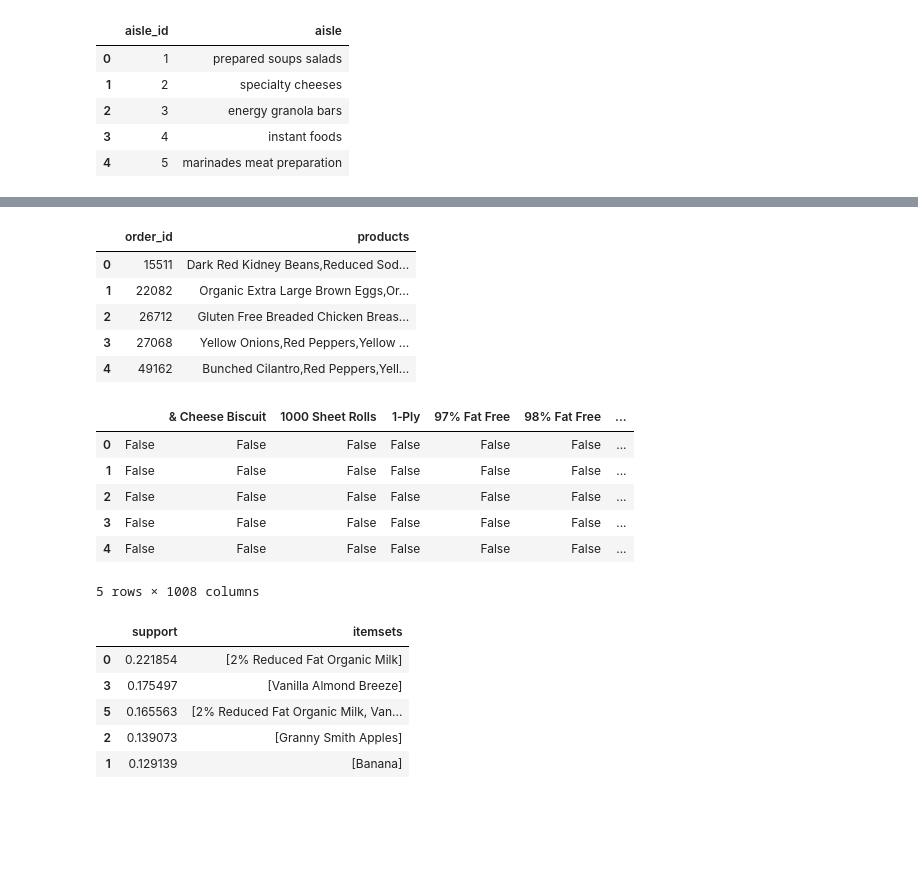
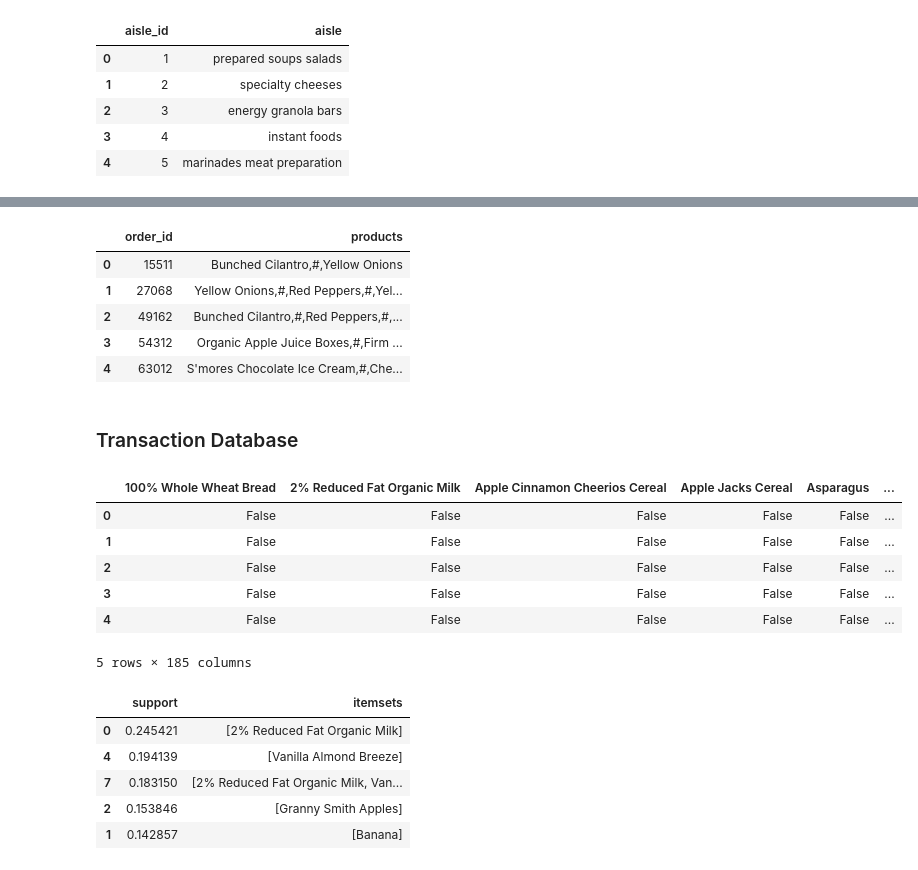
Before and after one commit to 1carew1/instacart_investigation, a Jupyter notebook: Assignment_2_ARM.ipynb, the cells around one changed output, grey strips where cells are left out. Drawn from its saved outputs; the diff is of its cells as text; code cells hidden in the pictures; blank space fills up the shorter version.

```diff
--- a/Assignment_2_ARM.ipynb
+++ b/Assignment_2_ARM.ipynb
@@ -101,0 +103,10 @@ aisles.head()
+# %%
+product_order_frequency = (orders_products
+                           .groupby("product_id")
+                           .size()
+                           .reset_index(name="count")
+                           .sort_values(by=['count'], ascending=False)
+                          )
+mean_order_frequency = round(product_order_frequency["count"].mean())
+least_orderer_products = product_order_frequency.query("count <= " + str(mean_order_frequency))
+least_orderer_products.head()
@@ -101,0 +122,4 @@ aisles.head()
+# %%
+# Only dropping the entry from the order, not the whole order
+often_orders_products =  orders_products[~orders_products['product_id'].isin(least_orderer_products.product_id.tolist())]
+often_orders_products.head()
@@ -102,5 +135,5 @@ aisles.head()
 # %%
-products_ordered = orders_products.merge(products, on="product_id")
+products_ordered = often_orders_products.merge(products, on="product_id")
 products_ordered.head()
 # %% [output]
 |  | Unnamed: 0 | order_id | product_id | add_to_cart_order | reordered | product_name | aisle_id | department_id |
@@ -112,42 +145,46 @@ products_ordered.head()
 # %%
+# Can't just use a comma as a seperator
+weird_separator = ",#,"
 products_ordered_total = (products_ordered.groupby('order_id')['product_name']
-                          .apply(lambda x: "%s" % ','.join(x))
+                          .apply(lambda x: "%s" % weird_separator.join(x))
                           .reset_index(name='products')
                          )
 products_ordered_total.head()
 # %% [output]
 |  | order_id | products |
-| 0 | 15511 | Dark Red Kidney Beans,Reduced Sod... |
-| 1 | 22082 | Organic Extra Large Brown Eggs,Or... |
-| 2 | 26712 | Gluten Free Breaded Chicken Breas... |
-| 3 | 27068 | Yellow Onions,Red Peppers,Yellow ... |
-| 4 | 49162 | Bunched Cilantro,Red Peppers,Yell... |
+| 0 | 15511 | Bunched Cilantro,#,Yellow Onions |
+| 1 | 27068 | Yellow Onions,#,Red Peppers,#,Yel... |
+| 2 | 49162 | Bunched Cilantro,#,Red Peppers,#,... |
+| 3 | 54312 | Organic Apple Juice Boxes,#,Firm ... |
+| 4 | 63012 | S'mores Chocolate Ice Cream,#,Che... |
+# %% [markdown]
+### Transaction Database
 # %%
 products_ordered_list = products_ordered_total.products.tolist()
 products_ordered_list_of_lists = []
 for p in products_ordered_list:
-    products_ordered_list_of_lists.append(p.split(','))
+    products_ordered_list_of_lists.append(p.split(weird_separator))
 te_ary = te.fit(products_ordered_list_of_lists).transform(products_ordered_list_of_lists,sparse=False)
 te_df = pd.DataFrame(te_ary, columns=te.columns_)
 te_df.head()
 # %% [output]
-|  |  | & Cheese Biscuit | 1000 Sheet Rolls | 1‑Ply | 97% Fat Free | 98% Fat Free | ... |
-| 0 | False | False | False | False | False | False | ... |
-| 1 | False | False | False | False | False | False | ... |
-| 2 | False | False | False | False | False | False | ... |
-| 3 | False | False | False | False | False | False | ... |
-| 4 | False | False | False | False | False | False | ... |
+|  | 100% Whole Wheat Bread | 2% Reduced Fat Organic Milk | Apple Cinnamon Cheerios Cereal | Apple Jacks Cereal | Asparagus | ... |
+| 0 | False | False | False | False | False | ... |
+| 1 | False | False | False | False | False | ... |
+| 2 | False | False | False | False | False | ... |
+| 3 | False | False | False | False | False | ... |
+| 4 | False | False | False | False | False | ... |
-5 rows × 1008 columns
+5 rows × 185 columns
 # %%
 a = apriori(te_df, min_support=0.1,use_colnames=True).sort_values(by='support',ascending=False)
 a.head()
 # %% [output]
 |  | support | itemsets |
-| 0 | 0.221854 | [2% Reduced Fat Organic Milk] |
-| 3 | 0.175497 | [Vanilla Almond Breeze] |
-| 5 | 0.165563 | [2% Reduced Fat Organic Milk, Van... |
-| 2 | 0.139073 | [Granny Smith Apples] |
-| 1 | 0.129139 | [Banana] |
+| 0 | 0.245421 | [2% Reduced Fat Organic Milk] |
+| 4 | 0.194139 | [Vanilla Almond Breeze] |
+| 7 | 0.183150 | [2% Reduced Fat Organic Milk, Van... |
+| 2 | 0.153846 | [Granny Smith Apples] |
+| 1 | 0.142857 | [Banana] |
 # %%
 fig, ax = plt.subplots()
 names = [n[0] for n in a["itemsets"]]
```
Also changed, not shown: parts of 14 cells of this notebook.
